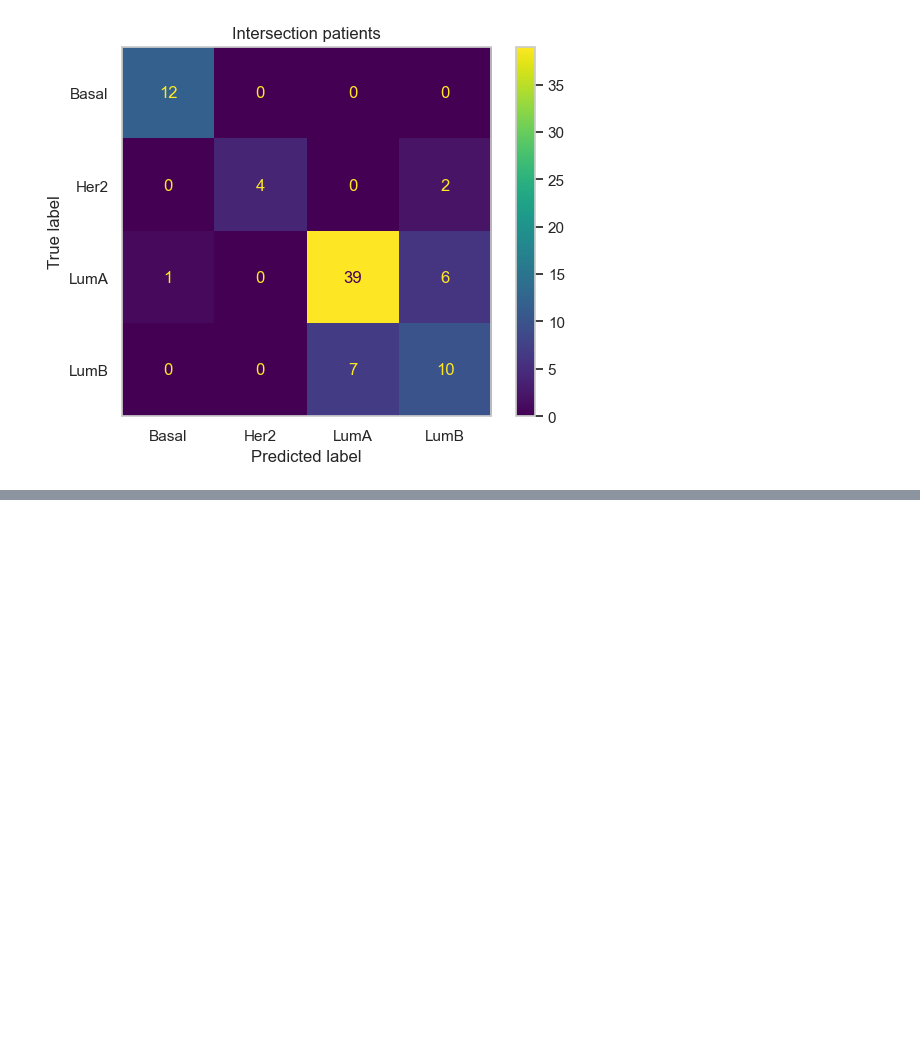
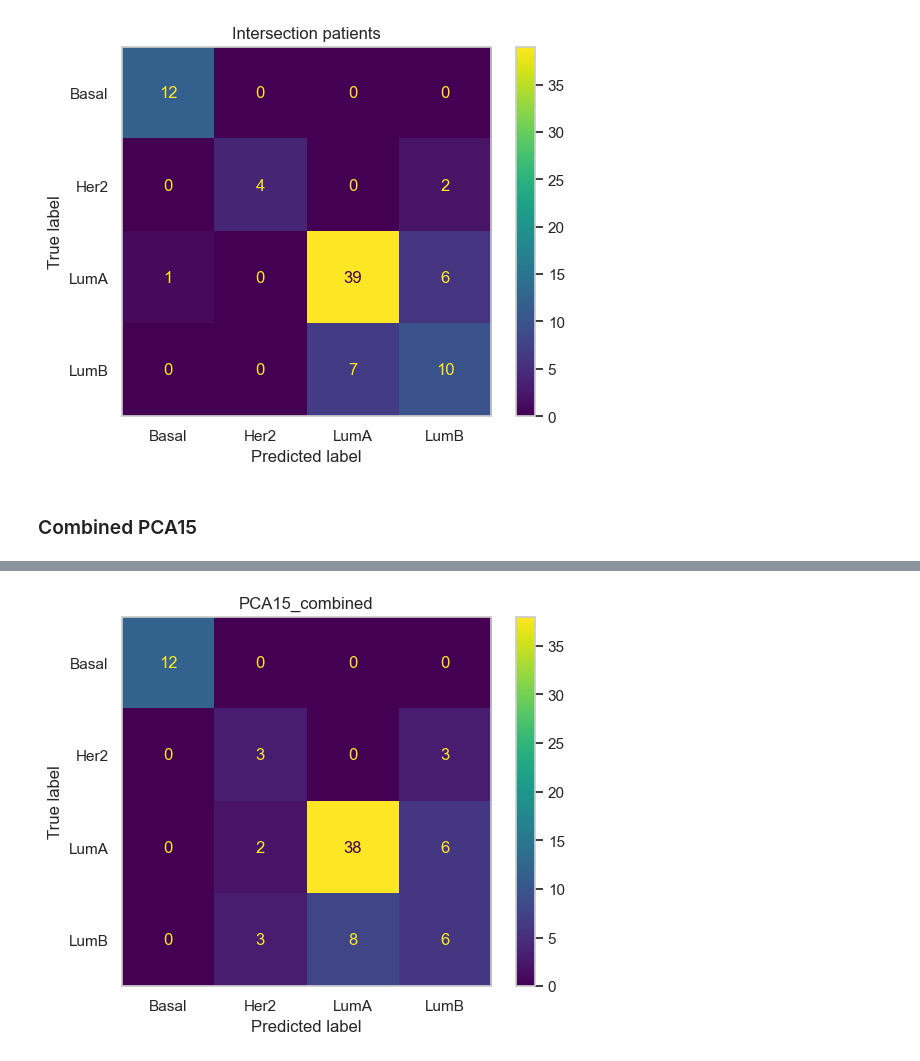
Before and after one commit to MarkoStc/ml_project2, a Jupyter notebook: code/MOFA_vs_PCA.ipynb, the cells around one changed output, grey strips where cells are left out. Saved outputs shown, nothing was run; the diff lists cells and outputs as text; code cells hidden in the pictures; blank space fills up the shorter version.

```diff
--- a/code/MOFA_vs_PCA.ipynb
+++ b/code/MOFA_vs_PCA.ipynb
@@ -784,3 +780,66 @@ Confusion matrix:
  [ 1  0 39  6]
  [ 0  0  7 10]]
 [figure]
+# %% [markdown]
+### Combined PCA15
+# %%
+scores_combined_15 = scores_combined.iloc[:, :15]
+scores_combined_15.shape
+
+X = scores_combined_15
+y = pam_mofa_401
+y_str =y
+
+le = LabelEncoder()
+le.fit(np.unique(y))
+
+y = le.transform(y)
+
+Xtr, Xte, ytr, yte = train_test_split(X,y, test_size=0.2, stratify=y, random_state=42)
+
+
+clf = LogisticRegression(
+    solver="saga",
+    multi_class="multinomial",
+    max_iter=5000,
+    class_weight = 'balanced',
+    n_jobs=-1,
+    random_state=42
+)
+
+mofa_pipeline = Pipeline([
+    ("scaler", StandardScaler()),
+    ("clf", clf)
+])
+
+cv = StratifiedKFold(n_splits=5, shuffle=True, random_state=42)
+param_grid = {"clf__C": [0.01, 0.1, 1, 10, 100],
+              "clf__penalty": ['l1', 'l2']}
+
+gs = GridSearchCV(mofa_pipeline, param_grid,
+                  scoring="balanced_accuracy",
+                  cv=cv, n_jobs=-1, verbose=2, refit=True)
+
+gs.fit(Xtr, ytr)
+
+print("Best params:", gs.best_params_)
+y_pred = gs.predict(Xte)
+proba  = gs.predict_proba(Xte)
+
+print("Balanced Acc:", balanced_accuracy_score(yte, y_pred).round(3))
+print("ROC-AUC (OvR, weighted):", roc_auc_score(yte, proba, multi_class="ovr", average="weighted").round(3))
+print(classification_report(yte, y_pred, digits=3))
+print("Confusion matrix:\n", confusion_matrix(yte, y_pred))
+
+from sklearn.metrics import ConfusionMatrixDisplay
+
+classes = np.unique(y_str)
+cm = confusion_matrix(yte, y_pred)
+
+fig, ax = plt.subplots()
+disp = ConfusionMatrixDisplay(cm, display_labels=classes)
+disp.plot(ax=ax, cmap="viridis", colorbar=True)
+ax.grid(False)
+plt.title('PCA15_combined')
+plt.show()
+# %% [output]
@@ -786,0 +866 @@ Confusion matrix:
+[figure, added]
```
Also changed, not shown: parts of 21 cells of this notebook, 3 other files.
